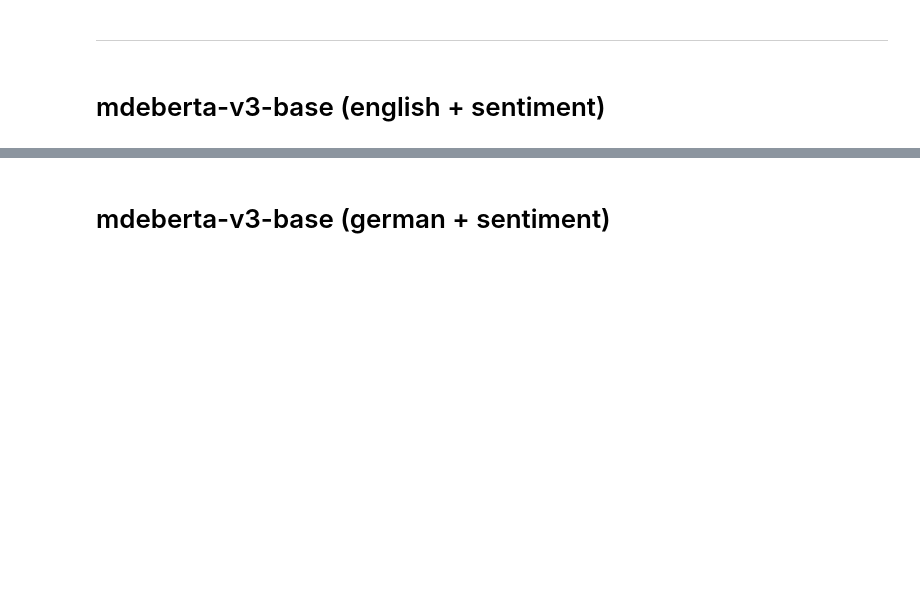
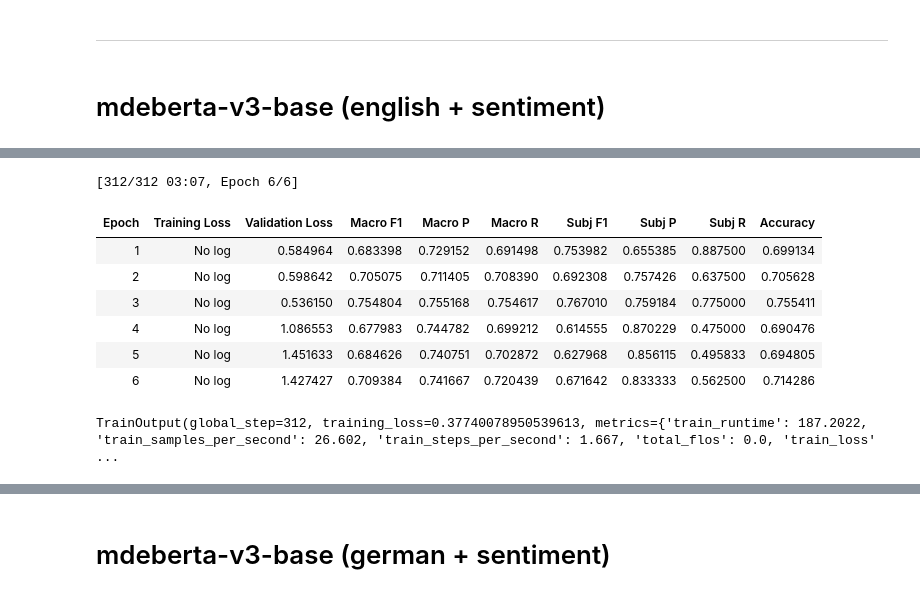
Before and after one commit to MatteoFasulo/clef2025-checkthat, a Jupyter notebook: notebook.ipynb, the cells around one changed output, grey strips where cells are left out. Cells and saved outputs as stored; diff of their text form; code cells hidden in the pictures; blank space fills up the shorter version.

Commit message:
Kaggle Notebook | Subjectivity in News Articles | Version 2

```diff
--- a/notebook.ipynb
+++ b/notebook.ipynb
@@ -1336,12 +1343,17 @@ class CustomModel(nn.Module):
         self.config = DebertaV2Config
         hidden_size = self.model.config.hidden_size
 
-        self.classifier = nn.Sequential(
-            nn.Linear(hidden_size + sentiment_dim, 256),
-            nn.ReLU(),
-            nn.Dropout(0.1),
-            nn.Linear(256, num_labels)
+        self.sentiment_ffn = nn.Sequential(
+            nn.Linear(sentiment_dim, 128), # 3 -> 128
+            nn.LeakyReLU(),
+            nn.Linear(128, 512), # 3 -> 512
+            nn.LeakyReLU(),
+            nn.Linear(512, hidden_size), # 512 -> 768
+            nn.Tanh(),
+            nn.Dropout(0.2),
         )
+
+        self.classifier = nn.Linear(hidden_size * 2, num_labels) # secco, semplice senza altre robe
 
     def forward(self, input_ids, positive, neutral, negative, attention_mask=None, labels=None):
         outputs = self.model(input_ids=input_ids, attention_mask=attention_mask)
@@ -1351,8 +1363,11 @@ class CustomModel(nn.Module):
         # Sentiment features as a single tensor
         sentiment_features = torch.stack((positive, neutral, negative), dim=1)  # Shape: (batch_size, 3)
 
+        # Process the sentiment features
+        sentiment_output = self.sentiment_ffn(sentiment_features)
+
         # Combine CLS embedding with sentiment features
-        combined_features = torch.cat((cls_embedding, sentiment_features), dim=1)
+        combined_features = torch.cat((cls_embedding, sentiment_output), dim=1)
 
         # Classification head
         logits = self.classifier(combined_features)
@@ -1363,13 +1378,13 @@ language = 'english'
 
 epochs = 6
 batch_size = 16
-lr = 1e-5
+lr = 1e-4
 weight_decay = 0.0
 # %%
 model_card = "microsoft/mdeberta-v3-base"
 tokenizer = detector.get_tokenizer(model_card=model_card)
 model = CustomModel(
-    model_name=f"MatteoFasulo/mdeberta-v3-base-subjectivity-sentiment-{language}",
+    model_name=model_card,
     num_labels=2,
     sentiment_dim=3
 )
@@ -1423,6 +1440,18 @@ trainer = CustomTrainer(
     compute_metrics = evaluate_metrics,
     class_weights=class_weights,
 )
+# %%
+trainer.train()
+# %% [output]
+[312/312 03:07, Epoch 6/6]
+| Epoch | Training Loss | Validation Loss | Macro F1 | Macro P | Macro R | Subj F1 | Subj P | Subj R | Accuracy |
+| 1 | No log | 0.584964 | 0.683398 | 0.729152 | 0.691498 | 0.753982 | 0.655385 | 0.887500 | 0.699134 |
+| 2 | No log | 0.598642 | 0.705075 | 0.711405 | 0.708390 | 0.692308 | 0.757426 | 0.637500 | 0.705628 |
+| 3 | No log | 0.536150 | 0.754804 | 0.755168 | 0.754617 | 0.767010 | 0.759184 | 0.775000 | 0.755411 |
+| 4 | No log | 1.086553 | 0.677983 | 0.744782 | 0.699212 | 0.614555 | 0.870229 | 0.475000 | 0.690476 |
+| 5 | No log | 1.451633 | 0.684626 | 0.740751 | 0.702872 | 0.627968 | 0.856115 | 0.495833 | 0.694805 |
+| 6 | No log | 1.427427 | 0.709384 | 0.741667 | 0.720439 | 0.671642 | 0.833333 | 0.562500 | 0.714286 |
+TrainOutput(global_step=312, training_loss=0.37740078950539613, metrics={'train_runtime': 187.2022, 'train_samples_per_second': 26.602, 'train_steps_per_second': 1.667, 'total_flos': 0.0, 'train_loss' ...
 # %%
 best_thr = trainer.compute_best_threshold(dataset=dev_data)
 pred_info = trainer.predict(dataset=test_data, threshold=best_thr)
```
Also changed, not shown: parts of 10 cells of this notebook.
